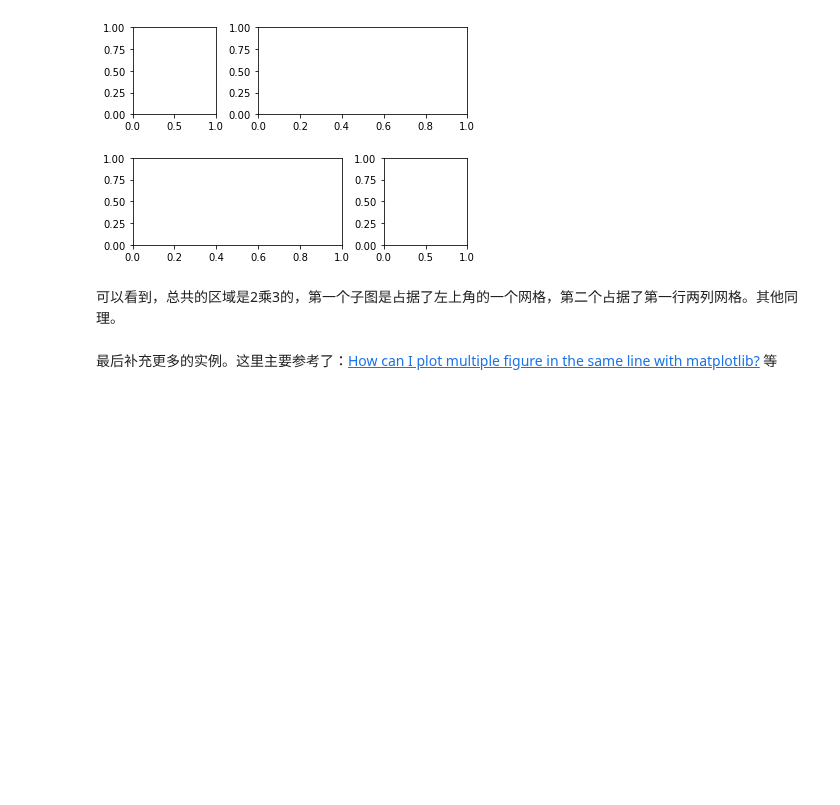
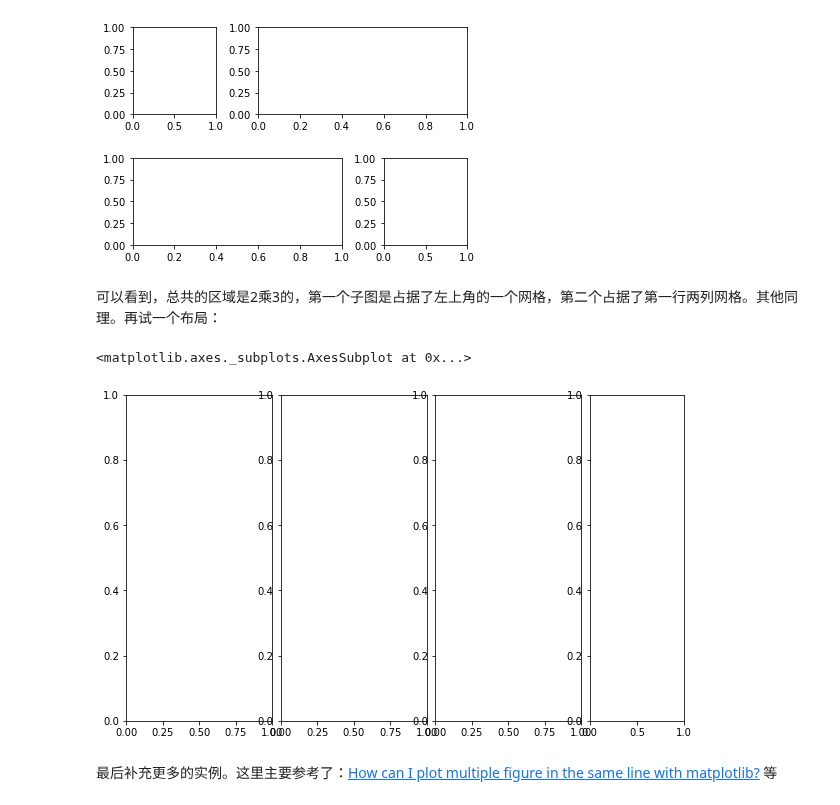
Before and after one commit to iHeadWater/hydrus, a Jupyter notebook: 3-basic-pyviz/matplotlib/how-to-use-matplotlib.ipynb, the cells around one changed output. Saved outputs shown, nothing was run; the diff lists cells and outputs as text; code cells hidden in the pictures; blank space fills up the shorter version.

```diff
--- a/3-basic-pyviz/matplotlib/how-to-use-matplotlib.ipynb
+++ b/3-basic-pyviz/matplotlib/how-to-use-matplotlib.ipynb
@@ -527,7 +575,20 @@ plt.subplot(grid[1,2])
 <matplotlib.axes._subplots.AxesSubplot at 0x...>
 [figure]
 # %% [markdown]
-可以看到，总共的区域是2乘3的，第一个子图是占据了左上角的一个网格，第二个占据了第一行两列网格。其他同理。
+可以看到，总共的区域是2乘3的，第一个子图是占据了左上角的一个网格，第二个占据了第一行两列网格。其他同理。再试一个布局：
+# %%
+import numpy as np
+import matplotlib.pyplot as plt
+
+fig = plt.figure(figsize=(10, 6))
+grid=plt.GridSpec(1,11)
+plt.subplot(grid[0:3])
+plt.subplot(grid[3:6])
+plt.subplot(grid[6:9])
+plt.subplot(grid[9:11])
+# %% [output]
+<matplotlib.axes._subplots.AxesSubplot at 0x...>
+[figure, added]
 # %% [markdown]
 最后补充更多的实例。这里主要参考了：[How can I plot multiple figure in the same line with matplotlib?](https://stackoverflow.com/questions/34291260/how-can-i-plot-multiple-figure-in-the-same-line-with-matplotlib) 等
 # %%
```
Also changed, not shown: parts of 6 cells of this notebook, 3 other files.
